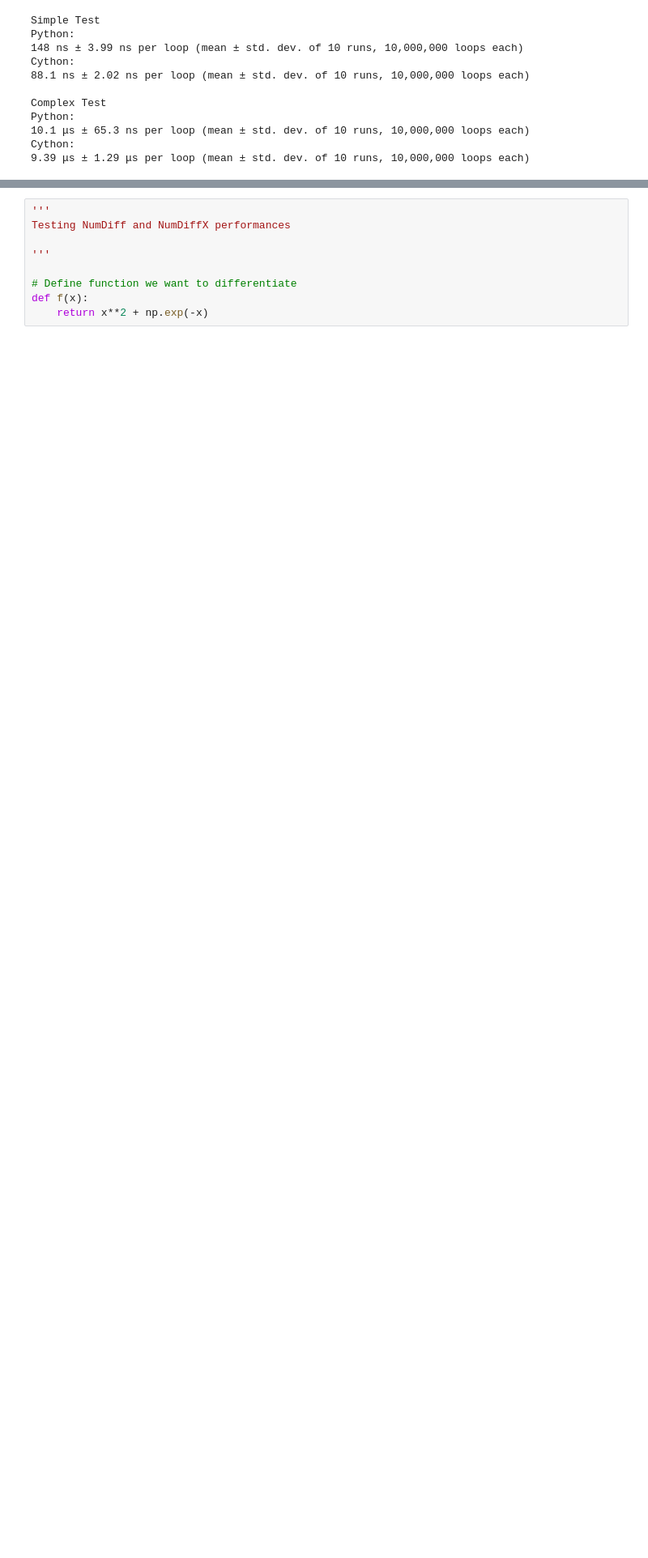
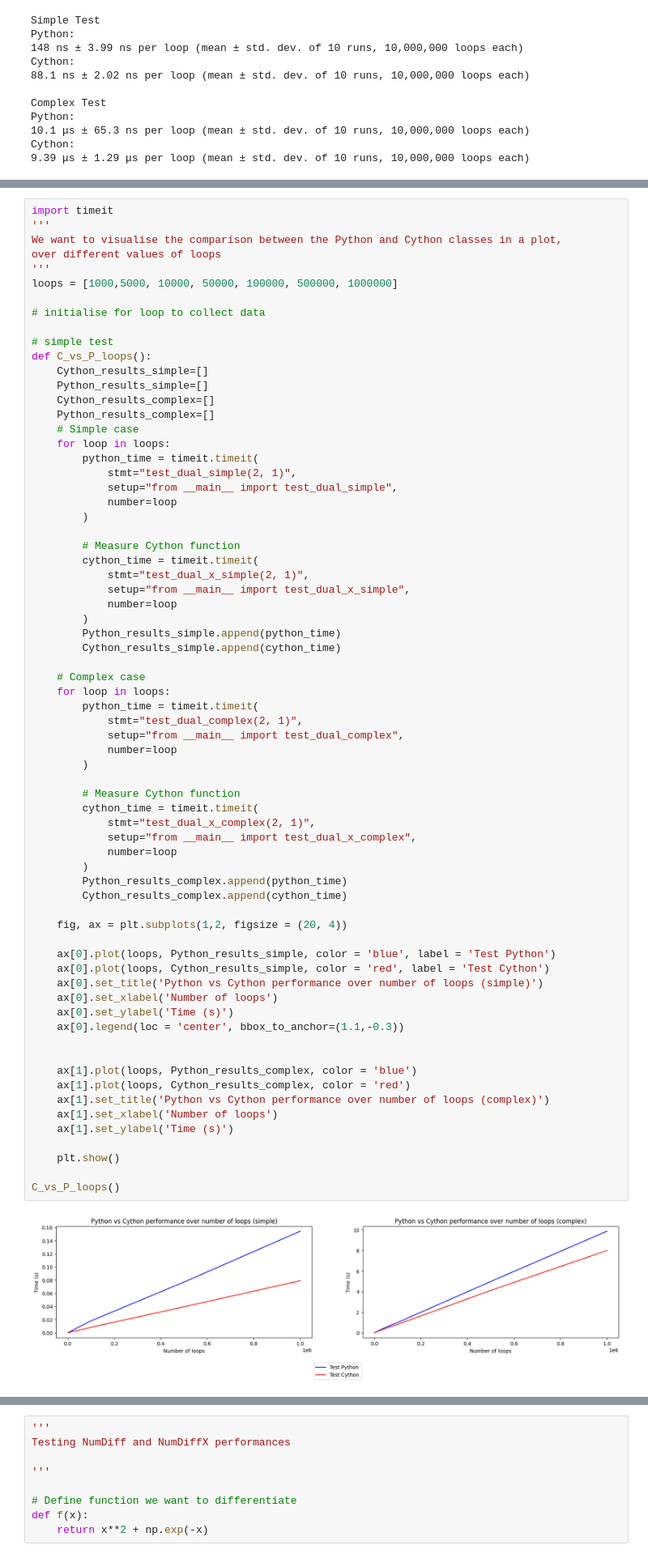
Before and after one commit to MatteoMancini01/dual_autodiff, a Jupyter notebook: docs/dual_autodiff.ipynb, the cells around one changed output, grey strips where cells are left out. Shown at 81% size. Saved outputs shown, nothing was run; the diff lists cells and outputs as text; blank space fills up the shorter version.

```diff
--- a/docs/dual_autodiff.ipynb
+++ b/docs/dual_autodiff.ipynb
@@ -795 +855,72 @@ Cython:
+# %%
+import timeit
+'''
+We want to visualise the comparison between the Python and Cython classes in a plot,
+over different values of loops
+'''
+loops = [1000,5000, 10000, 50000, 100000, 500000, 1000000]
+
+# initialise for loop to collect data
+
+# simple test
+def C_vs_P_loops():
+    Cython_results_simple=[]
+    Python_results_simple=[]
+    Cython_results_complex=[]
+    Python_results_complex=[]
+    # Simple case
+    for loop in loops:
+        python_time = timeit.timeit(
+            stmt="test_dual_simple(2, 1)",
+            setup="from __main__ import test_dual_simple",
+            number=loop
+        )
+
+        # Measure Cython function
+        cython_time = timeit.timeit(
+            stmt="test_dual_x_simple(2, 1)",
+            setup="from __main__ import test_dual_x_simple",
+            number=loop
+        )
+        Python_results_simple.append(python_time)
+        Cython_results_simple.append(cython_time)
+
+    # Complex case
+    for loop in loops:
+        python_time = timeit.timeit(
+            stmt="test_dual_complex(2, 1)",
+            setup="from __main__ import test_dual_complex",
+            number=loop
+        )
+
+        # Measure Cython function
+        cython_time = timeit.timeit(
+            stmt="test_dual_x_complex(2, 1)",
+            setup="from __main__ import test_dual_x_complex",
+            number=loop
+        )
+        Python_results_complex.append(python_time)
+        Cython_results_complex.append(cython_time)
+
+    fig, ax = plt.subplots(1,2, figsize = (20, 4))
+
+    ax[0].plot(loops, Python_results_simple, color = 'blue', label = 'Test Python')
+    ax[0].plot(loops, Cython_results_simple, color = 'red', label = 'Test Cython')
+    ax[0].set_title('Python vs Cython performance over number of loops (simple)')
+    ax[0].set_xlabel('Number of loops')
+    ax[0].set_ylabel('Time (s)')
+    ax[0].legend(loc = 'center', bbox_to_anchor=(1.1,-0.3))
+
+
+    ax[1].plot(loops, Python_results_complex, color = 'blue')
+    ax[1].plot(loops, Cython_results_complex, color = 'red')
+    ax[1].set_title('Python vs Cython performance over number of loops (complex)')
+    ax[1].set_xlabel('Number of loops')
+    ax[1].set_ylabel('Time (s)')
+
+    plt.show()
+
+C_vs_P_loops()
+# %% [output]
+[figure, added]
 # %% [markdown]
```
Also changed, not shown: parts of 9 cells of this notebook, 3 other files.
